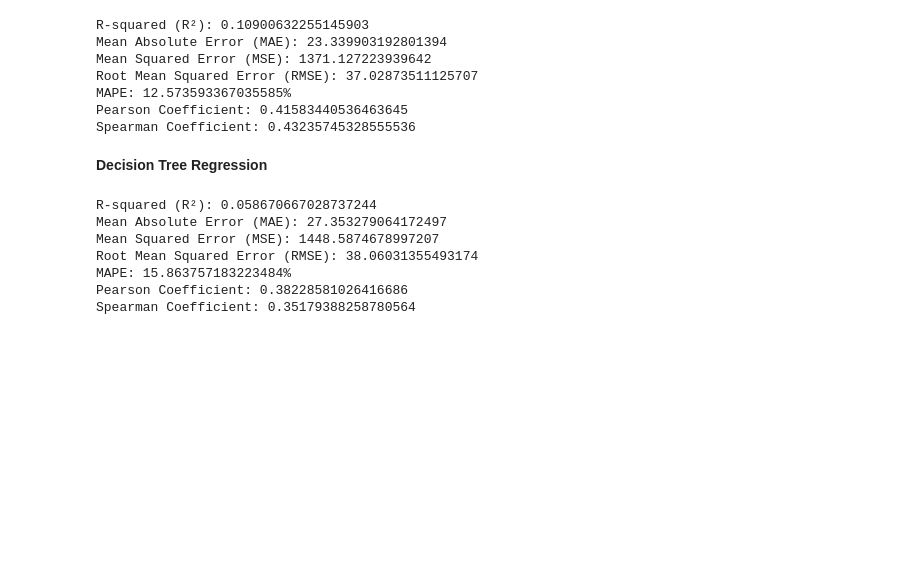
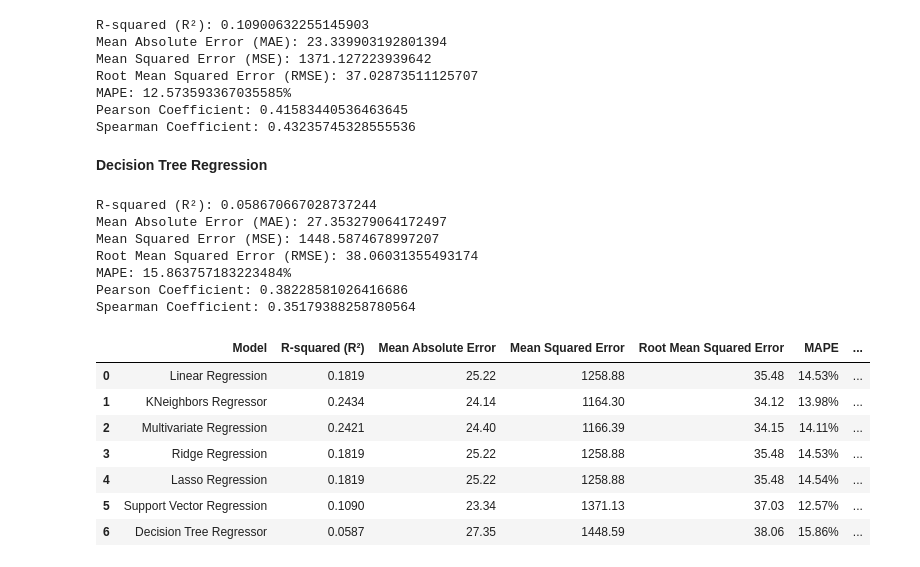
Before and after one commit to BenguBarisBalkan/AIN-311_Project, a Jupyter notebook: project_models.ipynb, the cells around one changed output. Saved outputs shown, nothing was run; the diff lists cells and outputs as text; code cells hidden in the pictures; blank space fills up the shorter version.

Commit message:
models and evaluation

```diff
--- a/project_models.ipynb
+++ b/project_models.ipynb
@@ -667,3 +667,26 @@ Root Mean Squared Error (RMSE): 38.06031355493174
 MAPE: 15.863757183223484%
 Pearson Coefficient: 0.38228581026416686
 Spearman Coefficient: 0.35179388258780564
+# %%
+evaluation_data = {
+    'Model': ['Linear Regression', 'KNeighbors Regressor', 'Multivariate Regression', 'Ridge Regression', 'Lasso Regression', 'Support Vector Regression', 'Decision Tree Regressor'],
+    'R-squared (R²)': [0.1819, 0.2434, 0.2421, 0.1819, 0.1819, 0.1090, 0.0587],
+    'Mean Absolute Error': [25.22, 24.14, 24.40, 25.22, 25.22, 23.34, 27.35],
+    'Mean Squared Error': [1258.88, 1164.30, 1166.39, 1258.88, 1258.88, 1371.13, 1448.59],
+    'Root Mean Squared Error': [35.48, 34.12, 34.15, 35.48, 35.48, 37.03, 38.06],
+    'MAPE': ['14.53%', '13.98%', '14.11%', '14.53%', '14.54%', '12.57%', '15.86%'],
+    'Pearson Coefficient': [0.4266, 0.5072, 0.4920, 0.4266, 0.4266, 0.4158, 0.3823],
+    'Spearman Coefficient': [0.4378, 0.4728, 0.4733, 0.4378, 0.4380, 0.4324, 0.3518]
+}
+
+evaluation_table = pd.DataFrame(evaluation_data)
+evaluation_table
+# %% [output]
+|  | Model | R-squared (R²) | Mean Absolute Error | Mean Squared Error | Root Mean Squared Error | MAPE | ... |
+| 0 | Linear Regression | 0.1819 | 25.22 | 1258.88 | 35.48 | 14.53% | ... |
+| 1 | KNeighbors Regressor | 0.2434 | 24.14 | 1164.30 | 34.12 | 13.98% | ... |
+| 2 | Multivariate Regression | 0.2421 | 24.40 | 1166.39 | 34.15 | 14.11% | ... |
+| 3 | Ridge Regression | 0.1819 | 25.22 | 1258.88 | 35.48 | 14.53% | ... |
+| 4 | Lasso Regression | 0.1819 | 25.22 | 1258.88 | 35.48 | 14.54% | ... |
+| 5 | Support Vector Regression | 0.1090 | 23.34 | 1371.13 | 37.03 | 12.57% | ... |
+| 6 | Decision Tree Regressor | 0.0587 | 27.35 | 1448.59 | 38.06 | 15.86% | ... |
```
Also changed, not shown: parts of 1 cell of this notebook.
